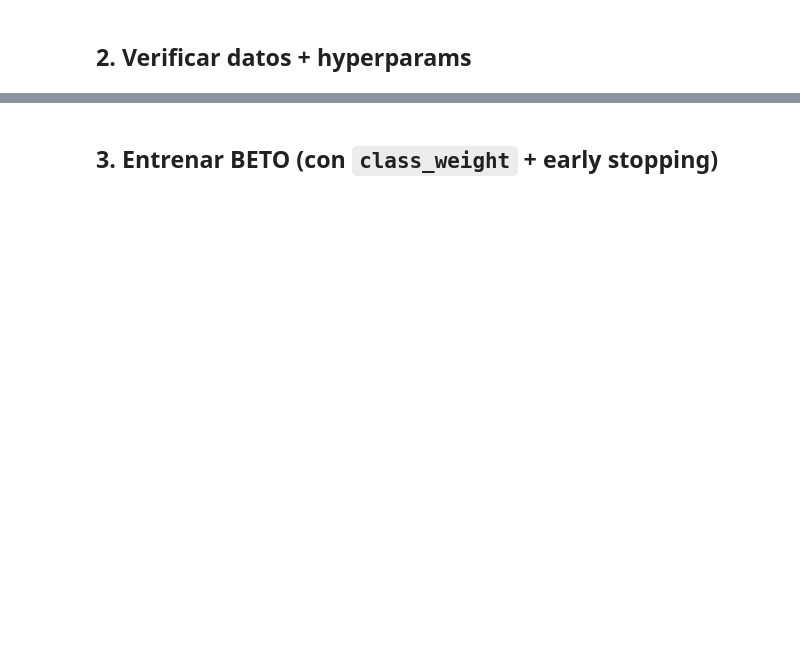
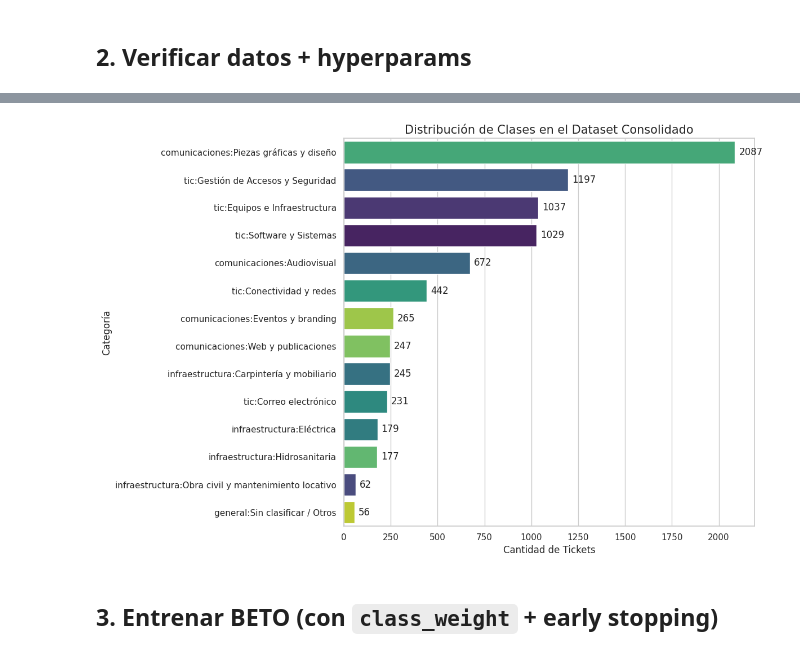
Before and after one commit to R4yZerT/Helpdesk, a Jupyter notebook: ml/notebooks/02_train_beto_colab.ipynb, the cells around one changed output, grey strips where cells are left out. Saved outputs shown, nothing was run; the diff lists cells and outputs as text; code cells hidden in the pictures; blank space fills up the shorter version.

```diff
--- a/ml/notebooks/02_train_beto_colab.ipynb
+++ b/ml/notebooks/02_train_beto_colab.ipynb
@@ -161,2 +178,39 @@ SUBSET=0  # 0 = full 7926
+# %%
+import matplotlib.pyplot as plt
+import seaborn as sns
+
+# Configurar estilo visual
+sns.set_theme(style="whitegrid")
+plt.figure(figsize=(12, 8))
+
+# Crear gráfico de conteo - Corregido para evitar el FutureWarning
+ax = sns.countplot(
+    data=df,
+    y='categoria_label',
+    hue='categoria_label',
+    order=df['categoria_label'].value_counts().index,
+    palette='viridis',
+    legend=False
+)
+
+# Añadir etiquetas y título
+plt.title('Distribución de Clases en el Dataset Consolidado', fontsize=15)
+plt.xlabel('Cantidad de Tickets', fontsize=12)
+plt.ylabel('Categoría', fontsize=12)
+
+# Añadir los valores numéricos en las barras para mayor claridad
+for p in ax.patches:
+    width = p.get_width()
+    if width > 0:
+        ax.annotate(f'{int(width)}',
+                    (width, p.get_y() + p.get_height() / 2.),
+                    ha='left', va='center',
+                    xytext=(5, 0),
+                    textcoords='offset points')
+
+plt.tight_layout()
+plt.show()
+# %% [output]
+[figure, added]
 # %% [markdown]
 ## 3. Entrenar BETO (con `class_weight` + early stopping)
```
Also changed, not shown: parts of 18 cells of this notebook, 3 other files.
